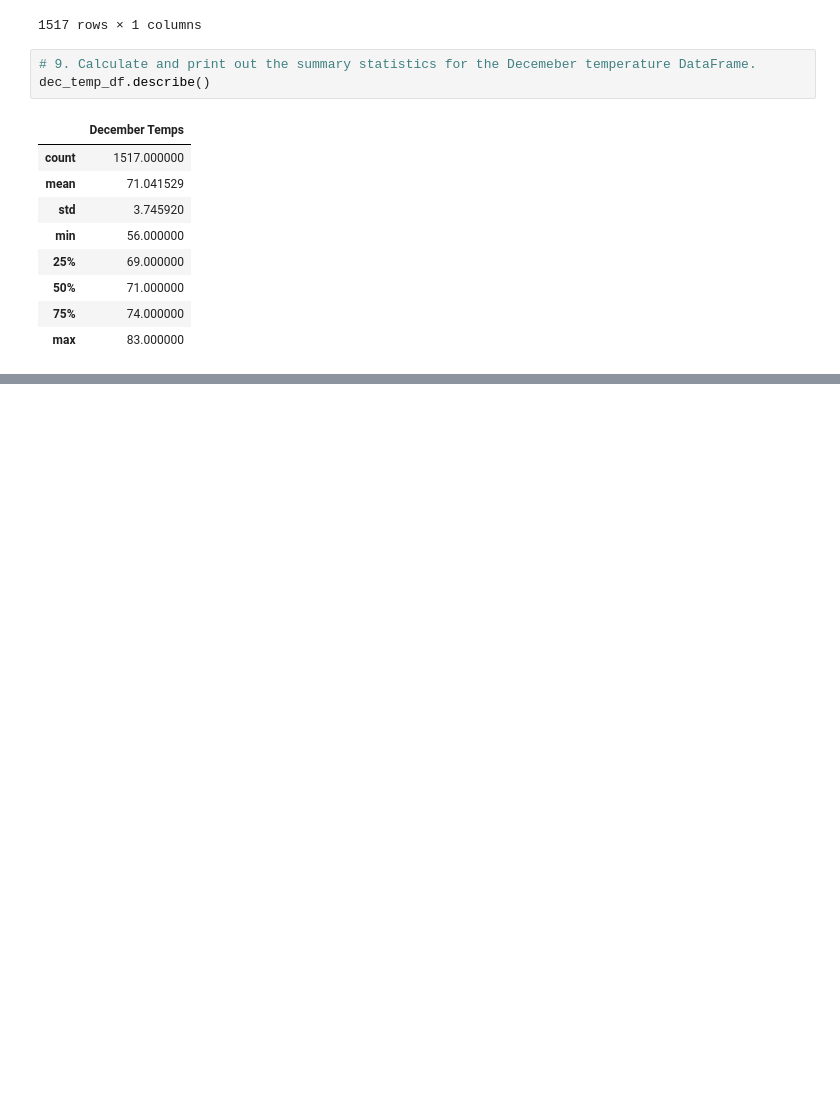
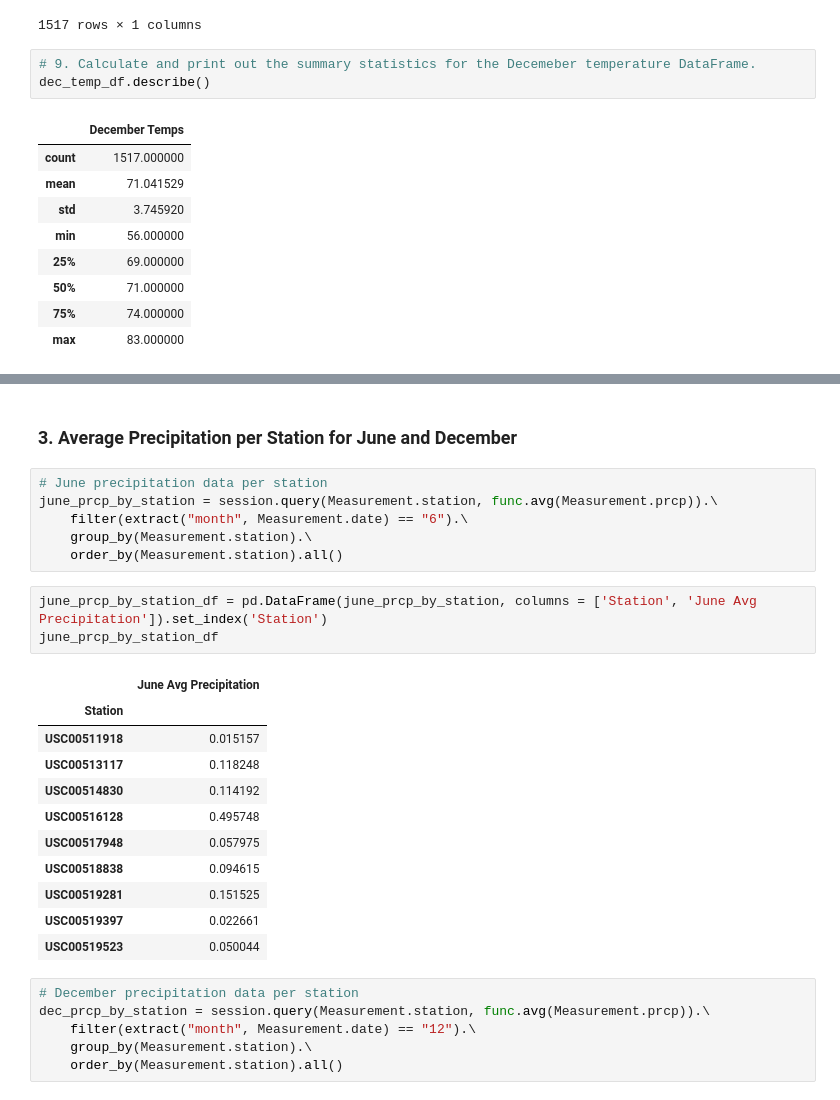
Before and after one commit to asama-w/surfs_up, a Jupyter notebook: SurfsUp_Challenge.ipynb, the cells around one changed output, grey strips where cells are left out. Cells and saved outputs as stored; diff of their text form; blank space fills up the shorter version.

```diff
--- a/SurfsUp_Challenge.ipynb
+++ b/SurfsUp_Challenge.ipynb
@@ -206,0 +302,29 @@ dec_temp_df.describe()
+# %% [markdown]
+### 3. Average Precipitation per Station for June and December
+# %%
+# June precipitation data per station
+june_prcp_by_station = session.query(Measurement.station, func.avg(Measurement.prcp)).\
+    filter(extract("month", Measurement.date) == "6").\
+    group_by(Measurement.station).\
+    order_by(Measurement.station).all()
+# %%
+june_prcp_by_station_df = pd.DataFrame(june_prcp_by_station, columns = ['Station', 'June Avg Precipitation']).set_index('Station')
+june_prcp_by_station_df
+# %% [output]
+|  | June Avg Precipitation |
+| Station |  |
+| USC00511918 | 0.015157 |
+| USC00513117 | 0.118248 |
+| USC00514830 | 0.114192 |
+| USC00516128 | 0.495748 |
+| USC00517948 | 0.057975 |
+| USC00518838 | 0.094615 |
+| USC00519281 | 0.151525 |
+| USC00519397 | 0.022661 |
+| USC00519523 | 0.050044 |
+# %%
+# December precipitation data per station
+dec_prcp_by_station = session.query(Measurement.station, func.avg(Measurement.prcp)).\
+    filter(extract("month", Measurement.date) == "12").\
+    group_by(Measurement.station).\
+    order_by(Measurement.station).all()
```
Also changed, not shown: parts of 16 cells of this notebook.
